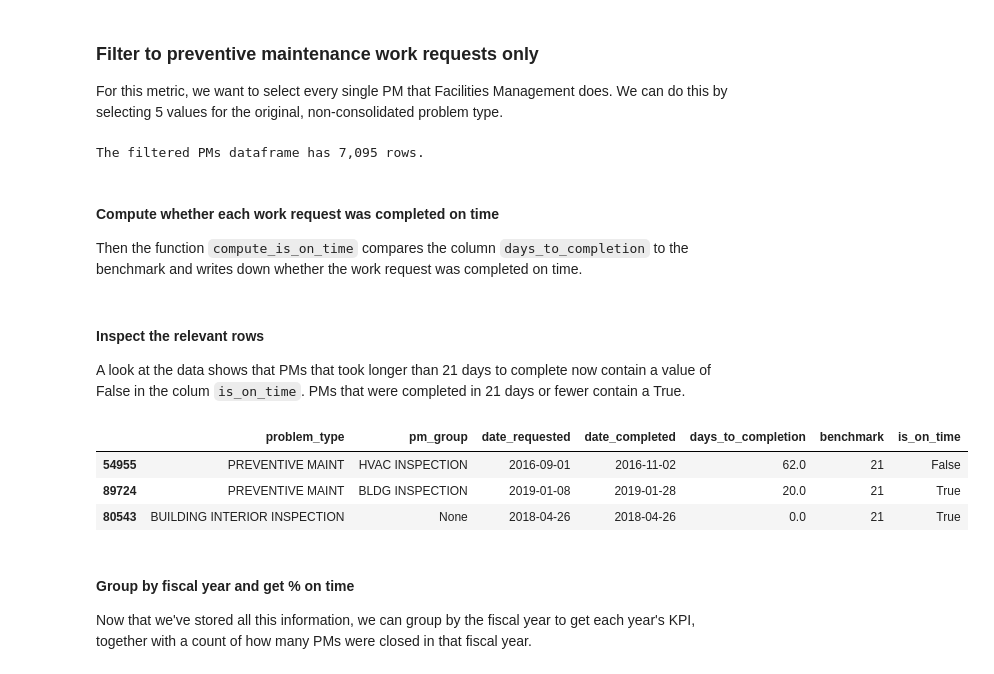
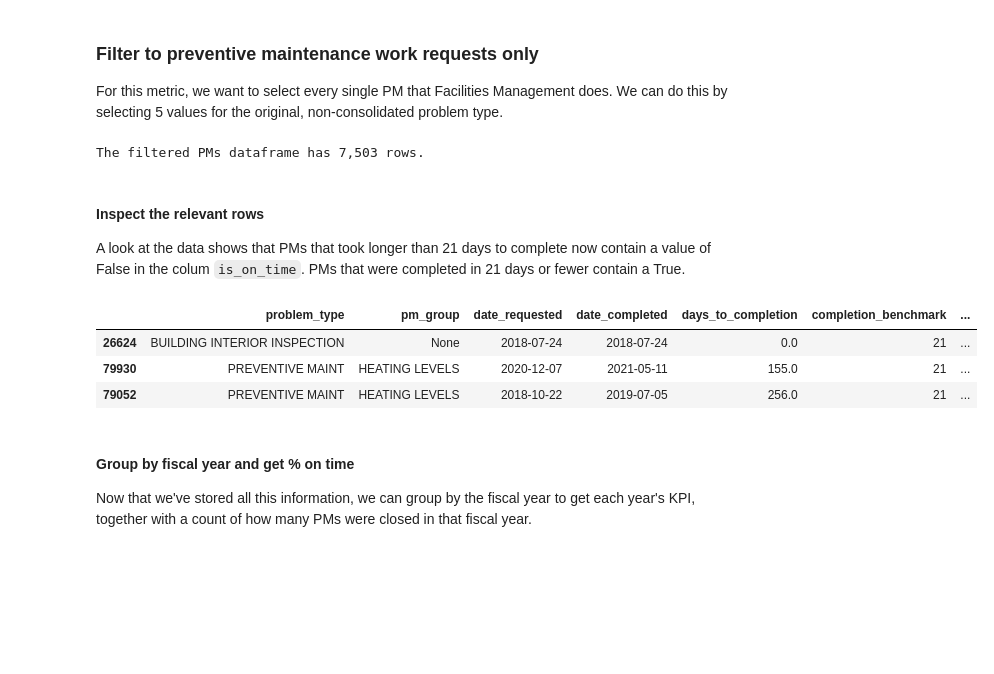
Before and after one commit to department-of-general-services/KPI_central, a Jupyter notebook: notebooks/FMD_scorecard.ipynb, the cells around one changed output. Drawn from its saved outputs; the diff is of its cells as text; code cells hidden in the pictures; blank space fills up the shorter version.

```diff
--- a/notebooks/FMD_scorecard.ipynb
+++ b/notebooks/FMD_scorecard.ipynb
@@ -68,3 +105,5 @@ The work orders dataframe has 107,979 rows.
+# %%
+df_typed = cast_dtypes(df_untyped)
 # %% [markdown]
 Here's a sample of a few rows, showing some of the key columns.
 # %%
@@ -110,12 +129,12 @@ By tidying the data, we have removed 0 rows.
 ### Drop canceled and rejected work orders
 The data comes to us with many canceled work orders. Those shouldn't count against our KPIs as not having been completed on time. So we drop them here.
 # %%
-# drop rows that were canceled
-cond_valid = ~wr_tidy["status"].isin(["Can", "Rej", "R"])
+# drop rows that were canceled or rejected
+cond_valid = ~df_typed["status"].isin(["Can", "Rej"])
 
-wr_valid = wr_tidy[cond_valid]
+df_valid = df_typed[cond_valid]
 
 print(
-    f"By dropping canceled and rejected work orders, we have removed {len(wr_tidy) - len(wr_valid):,} rows."
+    f"By dropping canceled and rejected work orders, we have removed {len(df_typed) - len(df_valid):,} rows."
 )
 # %% [output]
@@ -143,11 +144,11 @@ wr_fy[
 # %% [markdown]
 After assigning the fiscal year, we can drop work requests from FY16 and older. This allows us to focus on recent history.
 # %%
-cond_fy = wr_fy["fiscal_year"].isin(range(2017, 2022))
-wr_valid = wr_fy[cond_fy]
+cond_fy = df_valid["fy_complete"].isin(range(2016, 2023))
+df_fy = df_valid[cond_fy]
 
 print(
-    f"Filtering to remove data requested before FY17 leaves us with {len(wr_valid):,} rows.",
-    f"\nWe dropped {100 * round((len(wr_fy) - len(wr_valid))/len(wr_fy), 2):}% of the data at this stage.",
+    f"Filtering to remove data requested before FY17 leaves us with {len(df_fy):,} rows.",
+    f"\nWe dropped {round((100 * (len(df_valid) - len(df_fy)))/len(df_valid), 2):}% of the data at this stage.",
 )
 # %% [output]
@@ -172,31 +167,3 @@ The goal here is to filter the data to preventive maintenance jobs only, and the
 # %% [markdown]
 ### Filter to  preventive maintenance work requests only
 For this metric, we want to select every single PM that Facilities Management does. We can do this by selecting 5 values for the original, non-consolidated problem type.
-# %%
-wr_pm = wr_main.copy()
-
-# this defines which problem types are considered PMs
-pm_list = [
-    "BUILDING INTERIOR INSPECTION",
-    "BUILDING PM",
-    "HVAC|PM",
-    "INSPECTION",
-    "PREVENTIVE MAINT",
-]
-
-# filter data to PM types only
-cond_pm = wr_pm["problem_type"].isin(pm_list)
-
-# apply filter conditions
-wr_pm = wr_pm[cond_pm]
-
-# the benchmark for all PMs is 21 days
-wr_pm["benchmark"] = 21
-
-print(f"The filtered PMs dataframe has {wr_pm.shape[0]:,} rows.")
-# %% [output]
-The filtered PMs dataframe has 7,095 rows.
-# %% [markdown]
-#### Compute whether each work request was completed on time
-
-Then the function `compute_is_on_time` compares the column `days_to_completion` to the benchmark and writes down whether the work request was completed on time.
@@ -206,23 +170,35 @@ pms_on_time = wr_pm.apply(compute_is_on_time, axis=1)
+# %%
+df_pm = df_fy.copy()
+
+# filter data to PM types only
+cond_pm = df_pm["is_any_pm"] == True
+
+# apply filter conditions
+df_pm = df_pm[cond_pm]
+
+print(f"The filtered PMs dataframe has {len(df_pm):,} rows.")
+# %% [output]
+The filtered PMs dataframe has 7,503 rows.
 # %% [markdown]
 #### Inspect the relevant rows
 A look at the data shows that PMs that took longer than 21 days to complete now contain a value of False in the colum `is_on_time`. PMs that were completed in 21 days or fewer contain a True.
 # %%
-pms_on_time[
+df_pm[
     [
         "problem_type",
         "pm_group",
         "date_requested",
         "date_completed",
         "days_to_completion",
-        "benchmark",
+        "completion_benchmark",
         "is_on_time",
     ]
-].sample(3, random_state=446)
+].sample(3, random_state=447)
 # %% [output]
-|  | problem_type | pm_group | date_requested | date_completed | days_to_completion | benchmark | is_on_time |
-| 54955 | PREVENTIVE MAINT | HVAC INSPECTION | 2016-09-01 | 2016-11-02 | 62.0 | 21 | False |
-| 89724 | PREVENTIVE MAINT | BLDG INSPECTION | 2019-01-08 | 2019-01-28 | 20.0 | 21 | True |
-| 80543 | BUILDING INTERIOR INSPECTION | None | 2018-04-26 | 2018-04-26 | 0.0 | 21 | True |
+|  | problem_type | pm_group | date_requested | date_completed | days_to_completion | completion_benchmark | ... |
+| 26624 | BUILDING INTERIOR INSPECTION | None | 2018-07-24 | 2018-07-24 | 0.0 | 21 | ... |
+| 79930 | PREVENTIVE MAINT | HEATING LEVELS | 2020-12-07 | 2021-05-11 | 155.0 | 21 | ... |
+| 79052 | PREVENTIVE MAINT | HEATING LEVELS | 2018-10-22 | 2019-07-05 | 256.0 | 21 | ... |
 # %% [markdown]
 #### Group by fiscal year and get % on time
 Now that we've stored all this information, we can group by the fiscal year to get each year's KPI, together with a count of how many PMs were closed in that fiscal year.
```
Also changed, not shown: parts of 46 cells of this notebook.
